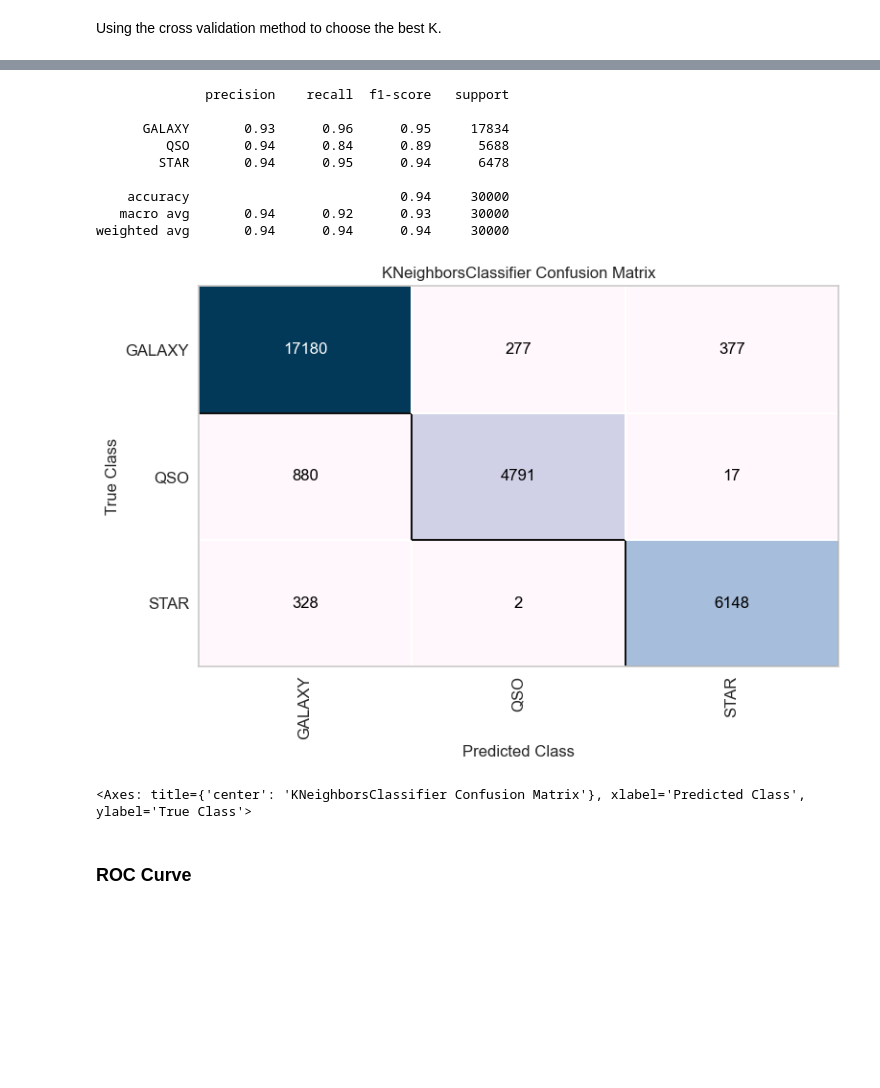
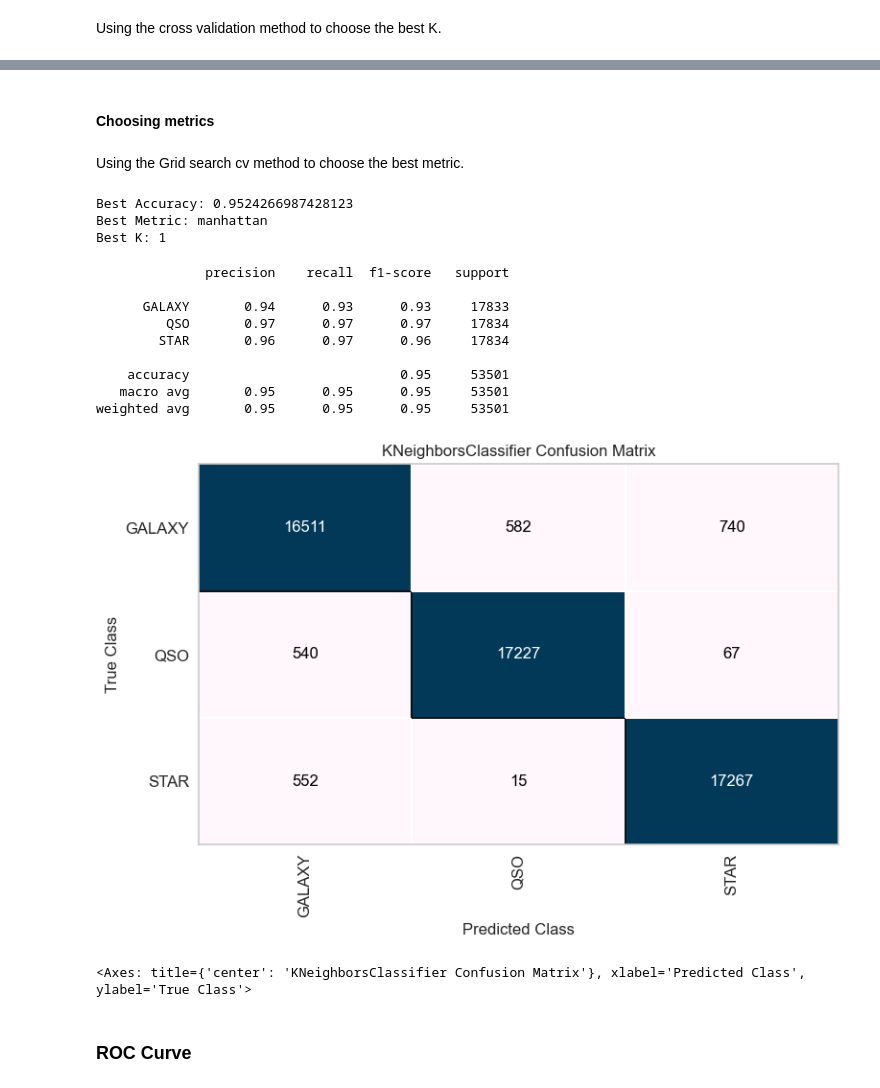
Before and after one commit to aSTRonuun/MachineLearning-2023-Vitor-Alves, a Jupyter notebook: 02-Stelar-Classification-Project/Stelar-Classification-Project-Vitor-Alves-M602497.ipynb, the cells around one changed output, grey strips where cells are left out. Saved outputs shown, nothing was run; the diff lists cells and outputs as text; code cells hidden in the pictures; blank space fills up the shorter version.

Commit message:
update notebook, added new method to select features

```diff
--- a/02-Stelar-Classification-Project/Stelar-Classification-Project-Vitor-Alves-M602497.ipynb
+++ b/02-Stelar-Classification-Project/Stelar-Classification-Project-Vitor-Alves-M602497.ipynb
@@ -326,0 +335,8 @@ Name: class, dtype: int64
+# %%
+smote = SMOTE(random_state=42)
+
+print('Before SMOTE: %s' % Counter(y))
+
+x_smote, y_smote = smote.fit_resample(x, y)
+
+print('After SMOTE: %s' % Counter(y_smote))
@@ -329,7 +354,7 @@ Name: class, dtype: int64
 # %% [markdown]
 Splint dataset between train and test with 70% and 30% respectively.
 # %%
-X_train, X_test, y_train, y_test = train_test_split(df.drop('class', axis=1), df['class'], test_size=0.3, random_state=42, stratify=df['class'])
+X_train, X_test, y_train, y_test = train_test_split(x_smote, y_smote, test_size=0.3, random_state=42, stratify=y_smote)
 # %% [markdown]
 Splint dataset between train and validation with 80% and 20% respectively.
 # %%
@@ -448,5 +452,31 @@ plt.show()
+# %% [markdown]
+#### Choosing metrics
+# %% [markdown]
+Using the Grid search cv method to choose the best metric.
+# %%
+parameters = {'metric': ['euclidean', 'manhattan', 'chebyshev', 'minkowski'],
+                'n_neighbors': [1, 2, 3, 5, 8, 13, 21, 34, 55]}
+
+grid_search = GridSearchCV(estimator=KNeighborsClassifier(),
+                           param_grid=parameters,
+                           scoring='accuracy',
+                           cv=5,
+                           n_jobs=-1)
+
+grid_search.fit(X_train_sc, y_train)
+
+best_metric = grid_search.best_params_['metric']
+best_k = grid_search.best_params_['n_neighbors']
+
+print(f'Best Accuracy: {grid_search.best_score_}')
+print(f'Best Metric: {best_metric}')
+print(f'Best K: {best_k}')
+# %% [output]
+Best Accuracy: 0.9524266987428123
+Best Metric: manhattan
+Best K: 1
 # %%
-model = KNeighborsClassifier(n_neighbors=bestk, metric='euclidean')
+model = KNeighborsClassifier(n_neighbors=bestk, metric=best_metric)
 model.fit(X_train_sc, y_train)
 y_pred = model.predict(X_test_sc)
 
@@ -454,21 +484,21 @@ print(classification_report(y_test, y_pred, target_names=le.classes_))
 # %% [output]
               precision    recall  f1-score   support
 
-      GALAXY       0.93      0.96      0.95     17834
-         QSO       0.94      0.84      0.89      5688
-        STAR       0.94      0.95      0.94      6478
+      GALAXY       0.94      0.93      0.93     17833
+         QSO       0.97      0.97      0.97     17834
+        STAR       0.96      0.97      0.96     17834
 
-    accuracy                           0.94     30000
-   macro avg       0.94      0.92      0.93     30000
-weighted avg       0.94      0.94      0.94     30000
+    accuracy                           0.95     53501
+   macro avg       0.95      0.95      0.95     53501
+weighted avg       0.95      0.95      0.95     53501
 # %%
-svm = ConfusionMatrix(model, classes=le.classes_, cmap='PuBu')
+cm = ConfusionMatrix(model, classes=le.classes_, cmap='PuBu')
 
-svm.fit(X_train_sc, y_train)
-svm.score(X_test_sc, y_test)
-svm.show()
+cm.fit(X_train_sc, y_train)
+cm.score(X_test_sc, y_test)
+cm.show()
 # %% [output]
-[figure, old version]
+[figure, new version]
 <Axes: title={'center': 'KNeighborsClassifier Confusion Matrix'}, xlabel='Predicted Class', ylabel='True Class'>
 # %% [markdown]
 ### ROC Curve
```
Also changed, not shown: parts of 29 cells of this notebook, 1 other file.
